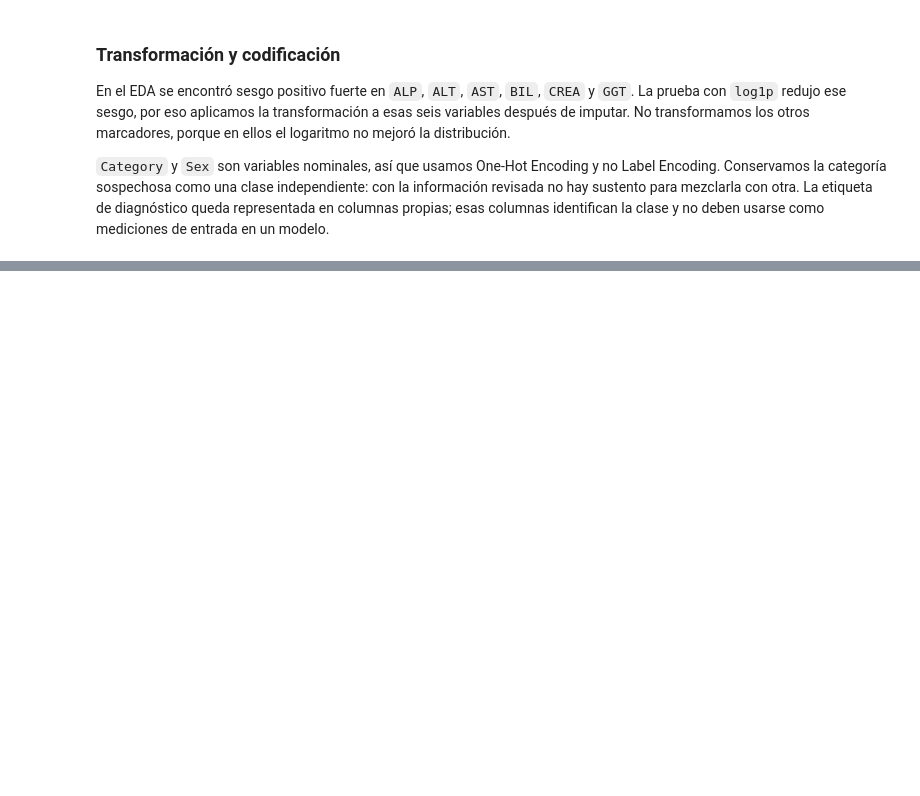
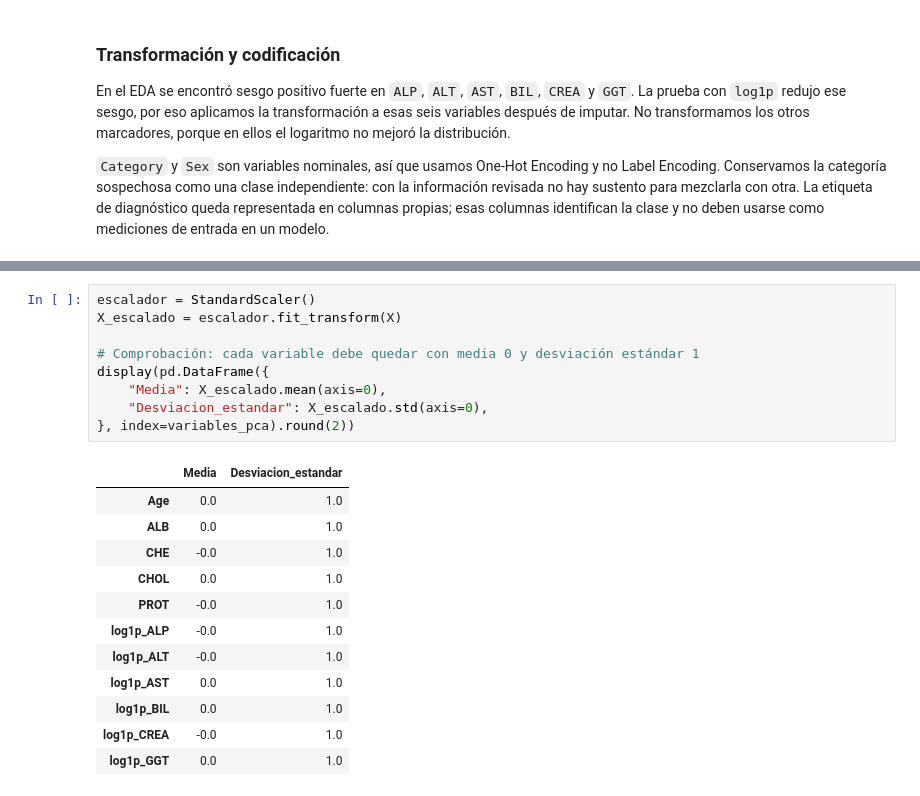
Before and after one commit to ExBlake/Analisis-de-datos-evento-2, a Jupyter notebook: notebooks/03_preprocesamiento_reduccion.ipynb, the cells around one changed output, grey strips where cells are left out. Drawn from its saved outputs; the diff is of its cells as text; blank space fills up the shorter version.

```diff
--- a/notebooks/03_preprocesamiento_reduccion.ipynb
+++ b/notebooks/03_preprocesamiento_reduccion.ipynb
@@ -137,0 +220,22 @@ print(
+# %%
+escalador = StandardScaler()
+X_escalado = escalador.fit_transform(X)
+
+# Comprobación: cada variable debe quedar con media 0 y desviación estándar 1
+display(pd.DataFrame({
+    "Media": X_escalado.mean(axis=0),
+    "Desviacion_estandar": X_escalado.std(axis=0),
+}, index=variables_pca).round(2))
+# %% [output]
+|  | Media | Desviacion_estandar |
+| Age | 0.0 | 1.0 |
+| ALB | 0.0 | 1.0 |
+| CHE | -0.0 | 1.0 |
+| CHOL | 0.0 | 1.0 |
+| PROT | -0.0 | 1.0 |
+| log1p_ALP | -0.0 | 1.0 |
+| log1p_ALT | -0.0 | 1.0 |
+| log1p_AST | 0.0 | 1.0 |
+| log1p_BIL | 0.0 | 1.0 |
+| log1p_CREA | -0.0 | 1.0 |
+| log1p_GGT | 0.0 | 1.0 |
```
Also changed, not shown: parts of 19 cells of this notebook, 2 other files.
